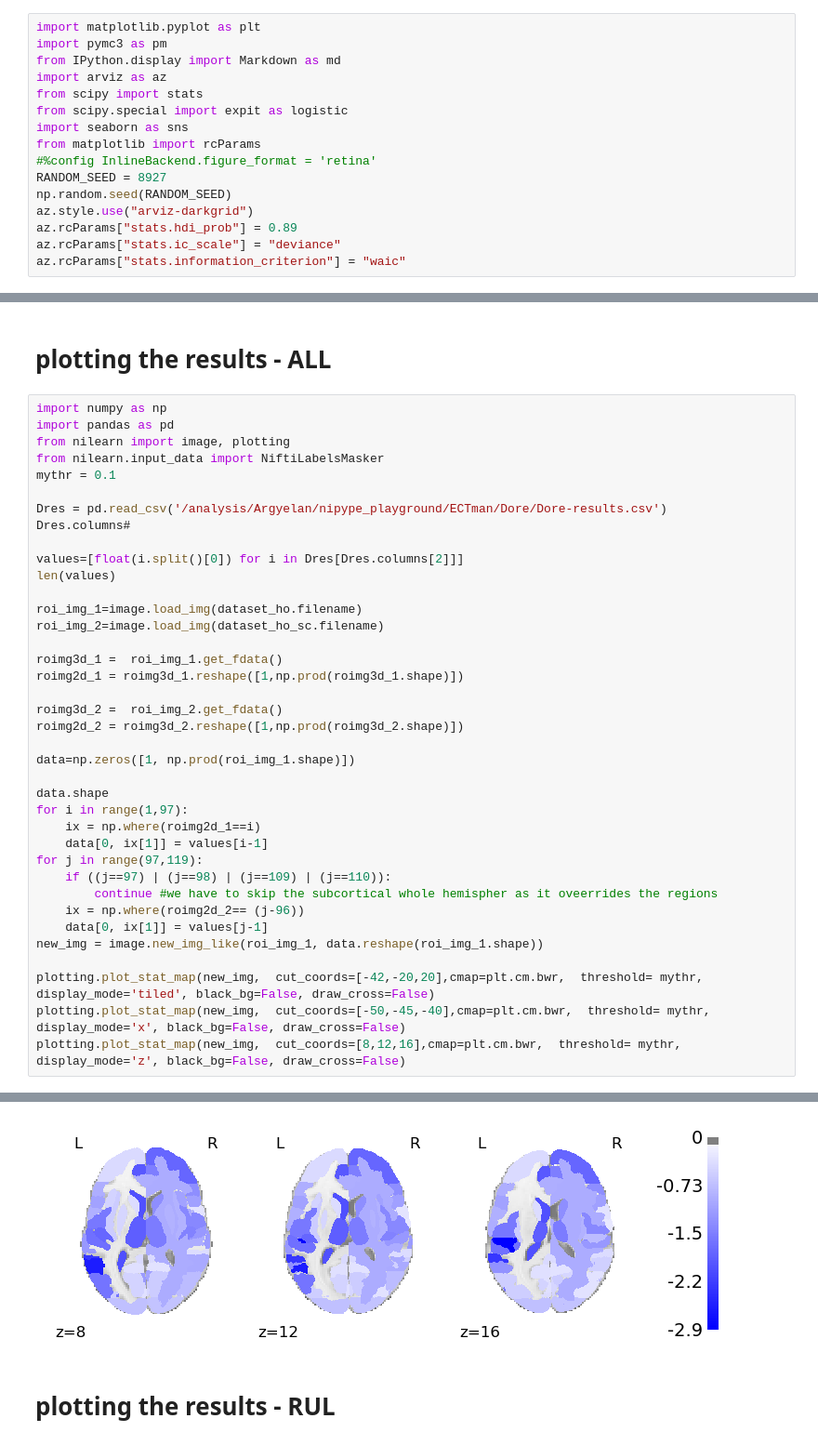
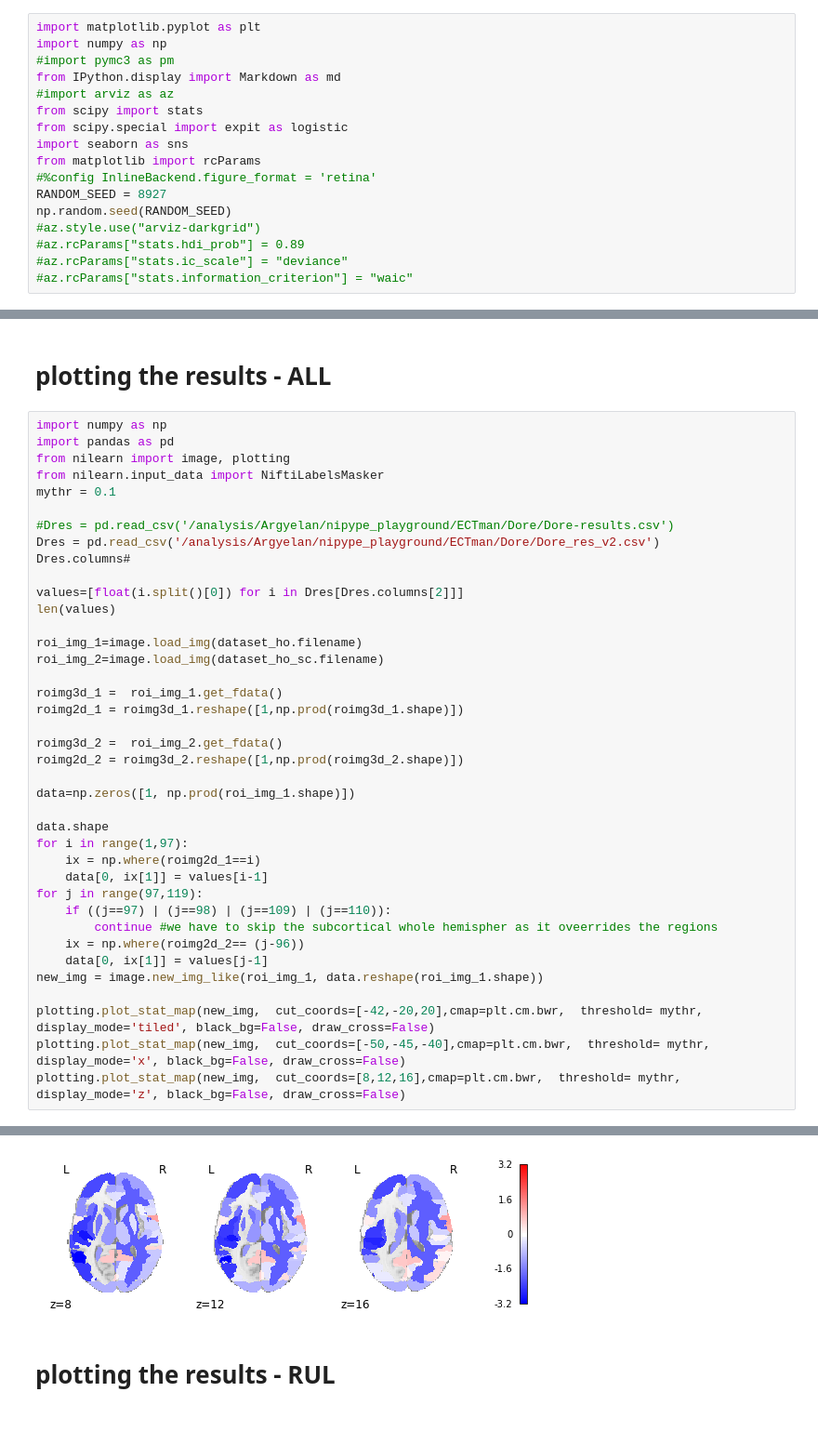
Before and after one commit to argyelan/Publications, a Jupyter notebook: TechnicalReports/Comparing_EF_and_Cognition_in_NLcohort/Posthoc_2024July_withthrvariable.ipynb, the cells around one changed output, grey strips where cells are left out. Shown at 93% size. Cells and saved outputs as stored; diff of their text form.

```diff
--- a/TechnicalReports/Comparing_EF_and_Cognition_in_NLcohort/Posthoc_2024July_withthrvariable.ipynb
+++ b/TechnicalReports/Comparing_EF_and_Cognition_in_NLcohort/Posthoc_2024July_withthrvariable.ipynb
@@ -1,8 +1,9 @@
 # %%
 import matplotlib.pyplot as plt
-import pymc3 as pm
+import numpy as np
+#import pymc3 as pm
 from IPython.display import Markdown as md
-import arviz as az
+#import arviz as az
 from scipy import stats
 from scipy.special import expit as logistic
 import seaborn as sns
@@ -10,10 +11,10 @@ from matplotlib import rcParams
 #%config InlineBackend.figure_format = 'retina'
 RANDOM_SEED = 8927
 np.random.seed(RANDOM_SEED)
-az.style.use("arviz-darkgrid")
-az.rcParams["stats.hdi_prob"] = 0.89
-az.rcParams["stats.ic_scale"] = "deviance"
-az.rcParams["stats.information_criterion"] = "waic"
+#az.style.use("arviz-darkgrid")
+#az.rcParams["stats.hdi_prob"] = 0.89
+#az.rcParams["stats.ic_scale"] = "deviance"
+#az.rcParams["stats.information_criterion"] = "waic"
 # %%
 from nilearn import datasets
 
@@ -52,7 +64,8 @@ from nilearn import image, plotting
 from nilearn.input_data import NiftiLabelsMasker
 mythr = 0.1
 
-Dres = pd.read_csv('/analysis/Argyelan/nipype_playground/ECTman/Dore/Dore-results.csv')
+#Dres = pd.read_csv('/analysis/Argyelan/nipype_playground/ECTman/Dore/Dore-results.csv')
+Dres = pd.read_csv('/analysis/Argyelan/nipype_playground/ECTman/Dore/Dore_res_v2.csv')
 Dres.columns#
 
 values=[float(i.split()[0]) for i in Dres[Dres.columns[2]]]
@@ -90,4 +103,4 @@ plotting.plot_stat_map(new_img,  cut_coords=[8,12,16],cmap=plt.cm.bwr,  threshol
-[figure, old version]
+[figure, new version]
 # %% [markdown]
 # plotting the results - RUL
 # %%
```
Also changed, not shown: parts of 5 cells of this notebook, 1 other file.
